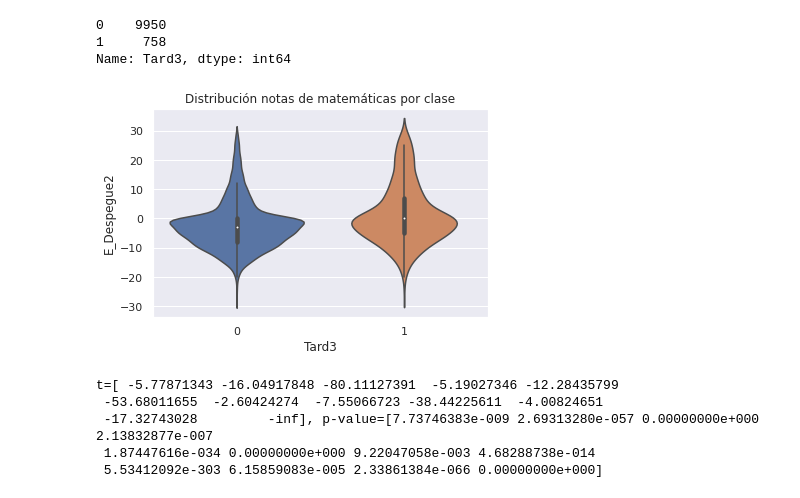
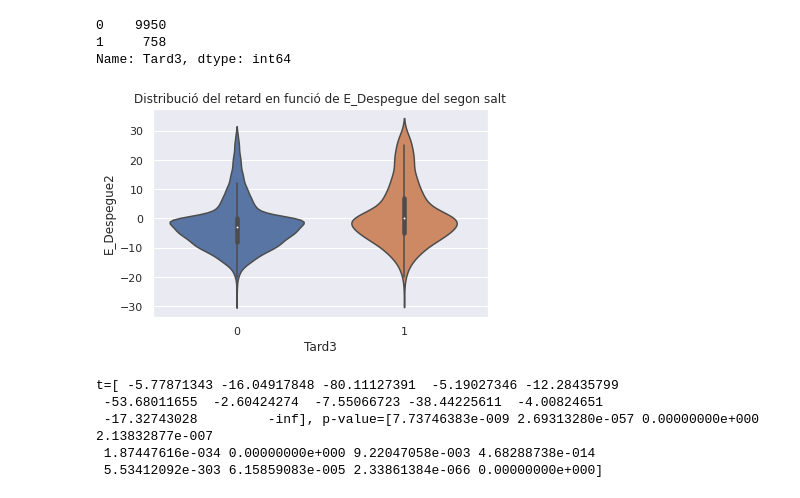
Before and after one commit to JMML2021/Entrega-projecte-final, a Jupyter notebook: 3.b Companyia Aerea Algoritmes d’aprenentatge supervisat.ipynb, the cells around one changed output. Drawn from its saved outputs; the diff is of its cells as text; code cells hidden in the pictures.

```diff
--- a/3.b Companyia Aerea Algoritmes d’aprenentatge supervisat.ipynb
+++ b/3.b Companyia Aerea Algoritmes d’aprenentatge supervisat.ipynb
@@ -392,19 +296,19 @@ Name: Tard3, dtype: int64
 # %%
 # Gráfico
 # ==============================================================================
 fig, ax = plt.subplots(figsize=(6, 3.84))
 
 sns.violinplot(
         x     = 'Tard3',
         y     = 'E_Despegue2',
         data  = df2,
         #color = "white",
         ax    = ax
     )
 
-ax.set_title('Distribución notas de matemáticas por clase');
+ax.set_title('Distribució del retard en funció de E_Despegue del segon salt');
 # %% [output]
-[figure, old version]
+[figure, new version]
 # %%
 # T-test entre clases
 # ==============================================================================
```
Also changed, not shown: parts of 64 cells of this notebook.
